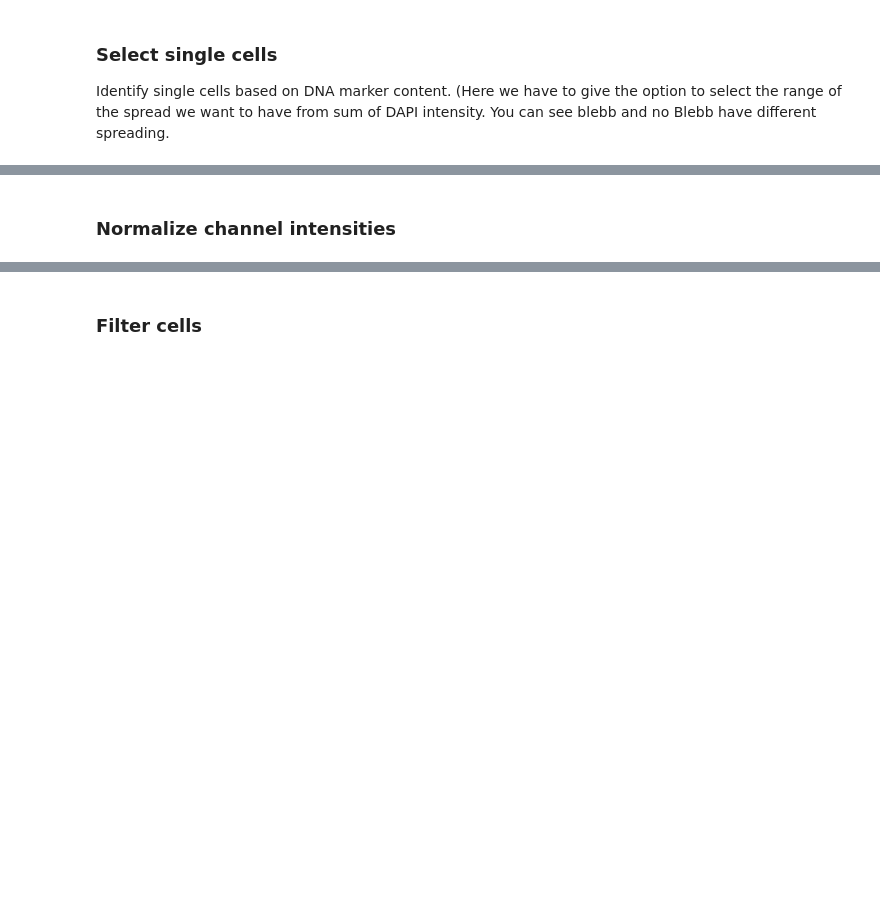
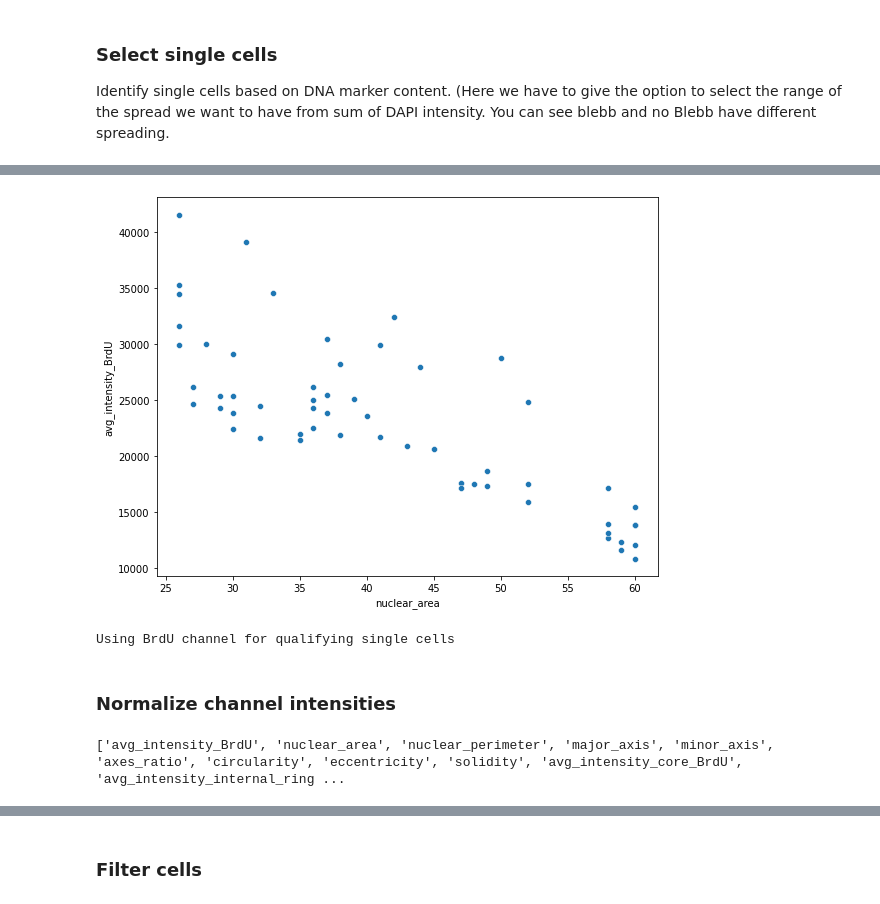
Before and after one commit to f-hamidlab/nuclearpy, a Jupyter notebook: docs/analyzor_master.ipynb, the cells around one changed output, grey strips where cells are left out. Saved outputs shown, nothing was run; the diff lists cells and outputs as text; code cells hidden in the pictures; blank space fills up the shorter version.

```diff
--- a/docs/analyzor_master.ipynb
+++ b/docs/analyzor_master.ipynb
@@ -32,0 +39,6 @@ Identify single cells based on DNA marker content. (Here we have to give the opt
+# %%
+obj.filterCells(filter = "nuclear_area > 25", inplace = True)
+obj.filterCells(filter = "nuclear_area <= 60", inplace = True)
+# %%
+%matplotlib tk
+selected_cells = obj.chooseCells(x = "nuclear_area", y = "avg_intensity_BrdU")
@@ -33,5 +47,13 @@ Identify single cells based on DNA marker content. (Here we have to give the opt
+# %%
+obj.filterCells(cells = selected_cells, inplace = True)
+# %%
+obj.plotData(x = "nuclear_area", y = "avg_intensity_BrdU")
+# %% [output]
+[figure, added]
 # %%
-obj.findSingleCells(byExperiment = True, nbins = 100, spread = 0.4, channel = None)
+obj.findSingleCells(byExperiment = True, nbins = 40, spread = 0.4, channel = None)
+# %% [output]
+Using BrdU channel for qualifying single cells
 # %%
 # Keep only single cells
 obj.filterCells(filter = "isSingleCell == True", inplace = True)
@@ -43,0 +62,4 @@ obj.normChannel(channel = "ngn", method = "mode", nbins = 100, intensity_type =
+# %%
+obj.showADataVars()
+# %% [output]
+['avg_intensity_BrdU', 'nuclear_area', 'nuclear_perimeter', 'major_axis', 'minor_axis', 'axes_ratio', 'circularity', 'eccentricity', 'solidity', 'avg_intensity_core_BrdU', 'avg_intensity_internal_ring ...
```
Also changed, not shown: parts of 31 cells of this notebook, 3 other files.
